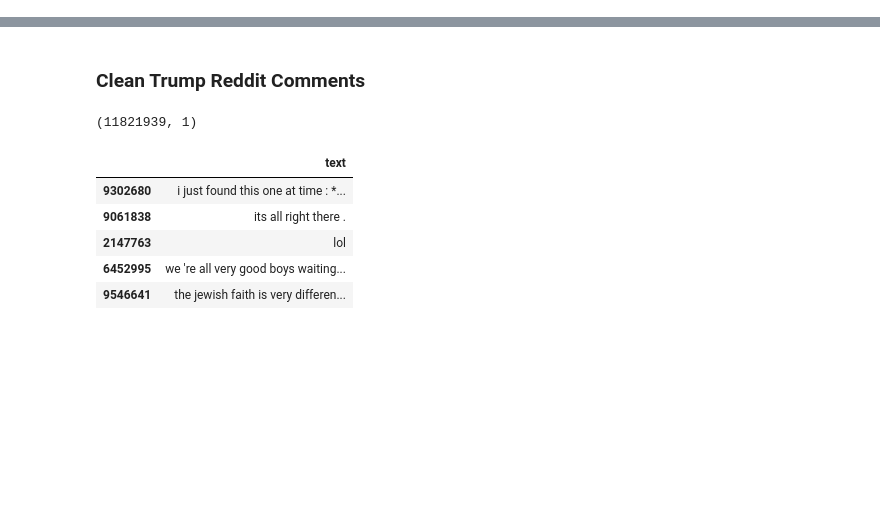
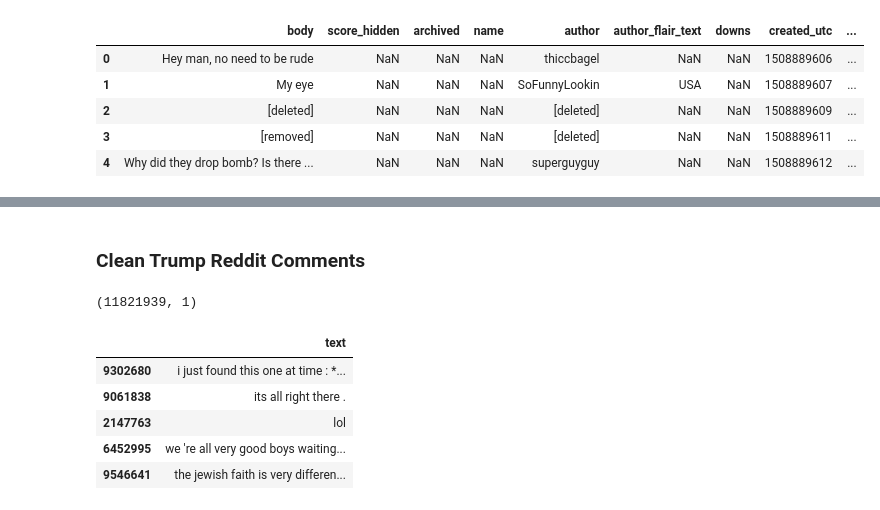
Before and after one commit to mafiakittens/Parlancr, a Jupyter notebook: data_pipeline/data_cleaning_v1.ipynb, the cells around one changed output, grey strips where cells are left out. Saved outputs shown, nothing was run; the diff lists cells and outputs as text; code cells hidden in the pictures; blank space fills up the shorter version.

```diff
--- a/data_pipeline/data_cleaning_v1.ipynb
+++ b/data_pipeline/data_cleaning_v1.ipynb
@@ -178,0 +248,19 @@ def model_diagnostics(model, data, labels, target_names, random=False, test_size
+# %%
+# Load pickled data frames
+
+#reddit_all = pd.read_pickle('./data/reddit/subsets/reddit_data_all-teenagers-The_Donald.pkl')
+
+#twitter_trump = pd.read_pickle('./data/twitter/trump_tweets/trump_tweet_data.pkl')
+
+reddit_all = pd.read_pickle('../../data/reddit_data_all-teenagers-The_Donald.pkl')
+
+#reddit_pol = pd.read_pickle('../../data/reddit_data_all-political.pkl')
+# %%
+reddit_all.head()
+# %% [output]
+|  | body | score_hidden | archived | name | author | author_flair_text | downs | created_utc | ... |
+| 0 | Hey man, no need to be rude | NaN | NaN | NaN | thiccbagel | NaN | NaN | 1508889606 | ... |
+| 1 | My eye | NaN | NaN | NaN | SoFunnyLookin | USA | NaN | 1508889607 | ... |
+| 2 | [deleted] | NaN | NaN | NaN | [deleted] | NaN | NaN | 1508889609 | ... |
+| 3 | [removed] | NaN | NaN | NaN | [deleted] | NaN | NaN | 1508889611 | ... |
+| 4 | Why did they drop bomb? Is there ... | NaN | NaN | NaN | superguyguy | NaN | NaN | 1508889612 | ... |
```
Also changed, not shown: parts of 124 cells of this notebook, 1 other file.
